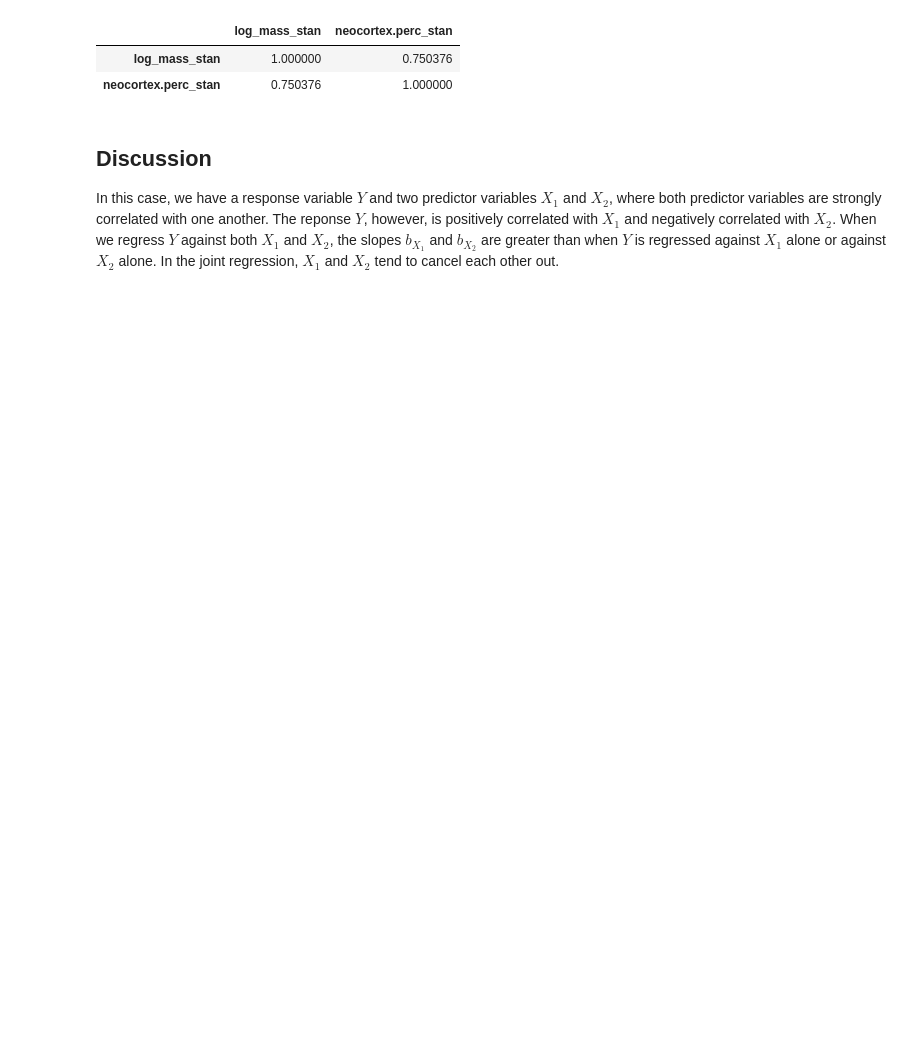
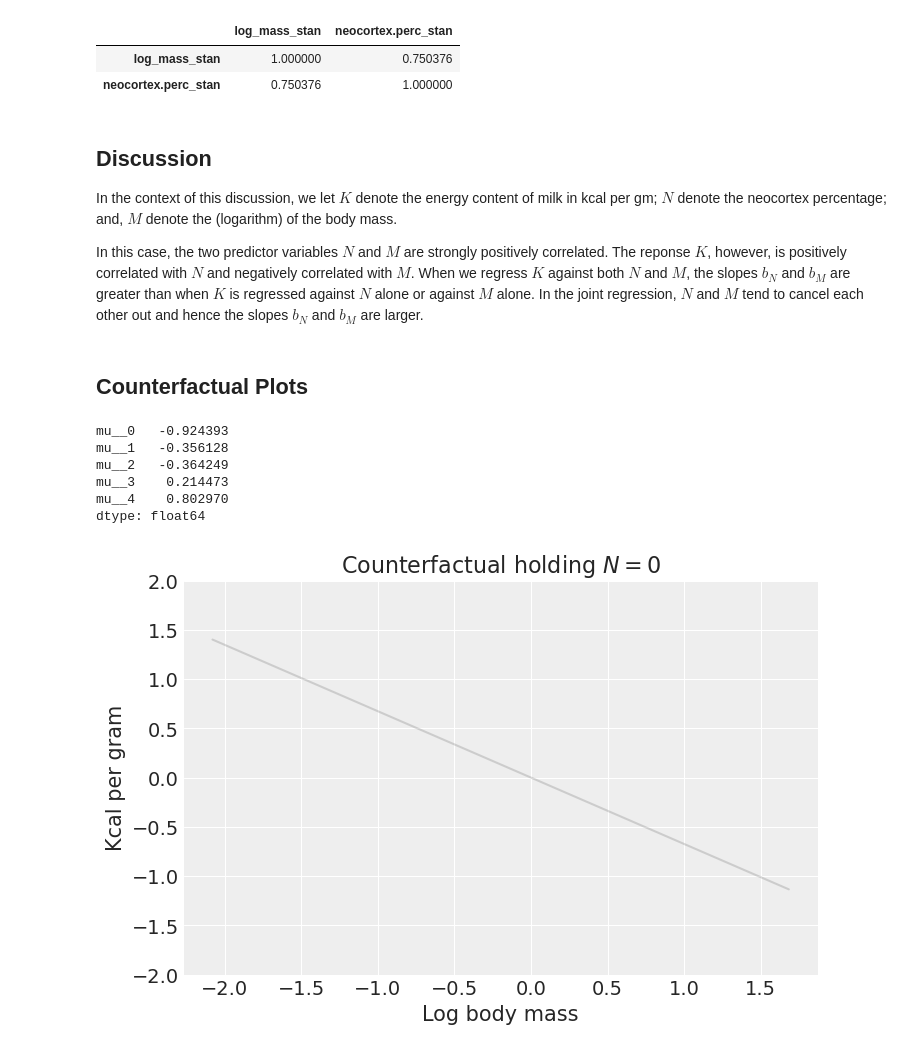
Before and after one commit to somnath1077/statistical_rethinking, a Jupyter notebook: code/ch05/nb03_masked_relationships.ipynb, the cells around one changed output. Saved outputs shown, nothing was run; the diff lists cells and outputs as text; code cells hidden in the pictures; blank space fills up the shorter version.

```diff
--- a/code/ch05/nb03_masked_relationships.ipynb
+++ b/code/ch05/nb03_masked_relationships.ipynb
@@ -387,4 +388,45 @@ df[['log_mass_stan', 'neocortex.perc_stan']].corr()
 # %% [markdown]
 ## Discussion
 
-In this case, we have a response variable $Y$ and two predictor variables $X_1$ and $X_2$, where both predictor variables are strongly correlated with one another. The reponse $Y$, however, is positively correlated with $X_1$ and negatively correlated with $X_2$. When we regress $Y$ against both $X_1$ and $X_2$, the slopes $b_{X_1}$ and $b_{X_2}$ are greater than when $Y$ is regressed against $X_1$ alone or against $X_2$ alone. In the joint regression, $X_1$ and $X_2$ tend to cancel each other out.
+In the context of this discussion, we let $K$ denote the energy content of milk in kcal per gm; $N$ denote the neocortex percentage; and, $M$ denote the (logarithm) of the body mass.
+
+In this case, the two predictor variables $N$ and $M$ are strongly positively correlated. The reponse $K$, however, is positively correlated with $N$ and negatively correlated with $M$. When we regress $K$ against both $N$ and $M$, the slopes $b_{N}$ and $b_{M}$ are greater than when $K$ is regressed against $N$ alone or against $M$ alone. In the joint regression, $N$ and $M$ tend to cancel each other out and hence the slopes $b_N$ and $b_M$ are larger.
+# %% [markdown]
+## Counterfactual Plots
+# %%
+df_tr_5_7 = pm.trace_to_dataframe(trace_5_7)
+df_mu_5_7 = df_tr_5_7.filter(regex='(mu.*)')
+
+mu_means_5_7 = df_mu_5_7.apply(np.mean)
+mu_means_5_7.head()
+# %% [output]
+mu__0   -0.924393
+mu__1   -0.356128
+mu__2   -0.364249
+mu__3    0.214473
+mu__4    0.802970
+dtype: float64
+# %%
+alpha = summary_5_7.loc['alpha', 'mean']
+beta_M = summary_5_7.loc['beta_M', 'mean']
+beta_N = summary_5_7.loc['beta_N', 'mean']
+
+log_body_mass = np.linspace(df['log_mass_stan'].min() - 0.15, df['log_mass_stan'].max() + 0.15, num=50)
+
+counterfactual = alpha + beta_M * log_body_mass
+
+_, ax = plt.subplots(1, 1)
+
+ax.plot(log_body_mass, counterfactual, color='grey', alpha=0.3)
+
+# az.plot_hdi(df['log_mass_stan'], np.expand_dims(mu_means_5_7, 0), ax=ax)
+
+ax.set_xlabel('Log body mass')
+ax.set_ylabel('Kcal per gram')
+ax.set_ylim(-2.0, 2.0)
+
+plt.title(r'Counterfactual holding $N = 0$')
+
+plt.show()
+# %% [output]
+[figure, added]
```
Also changed, not shown: parts of 26 cells of this notebook.
